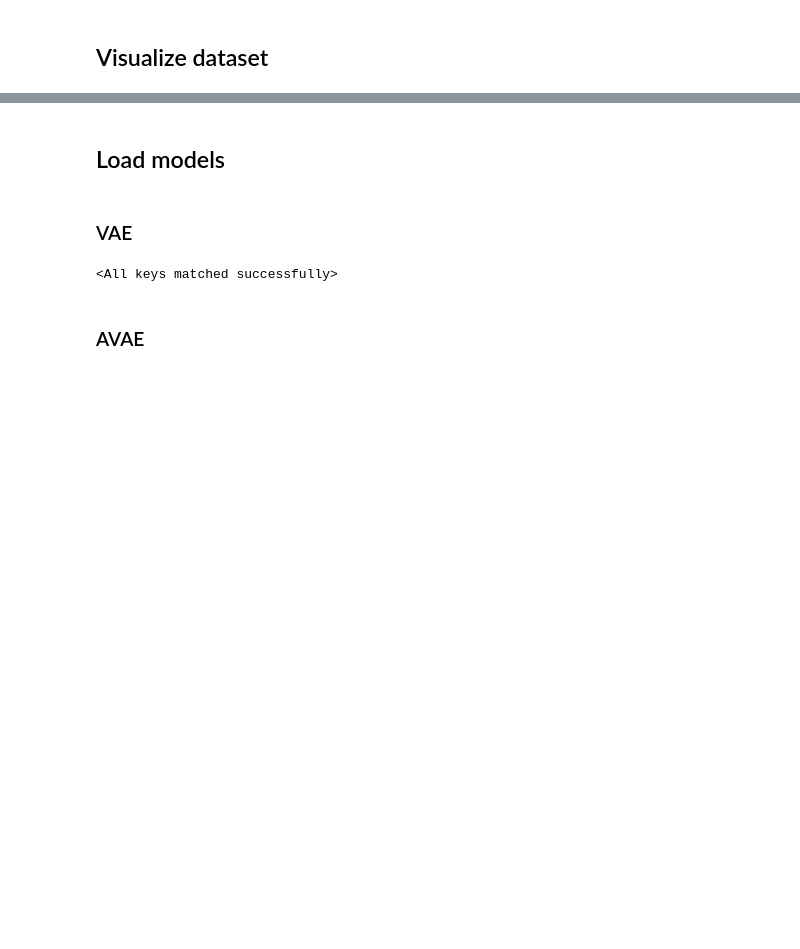
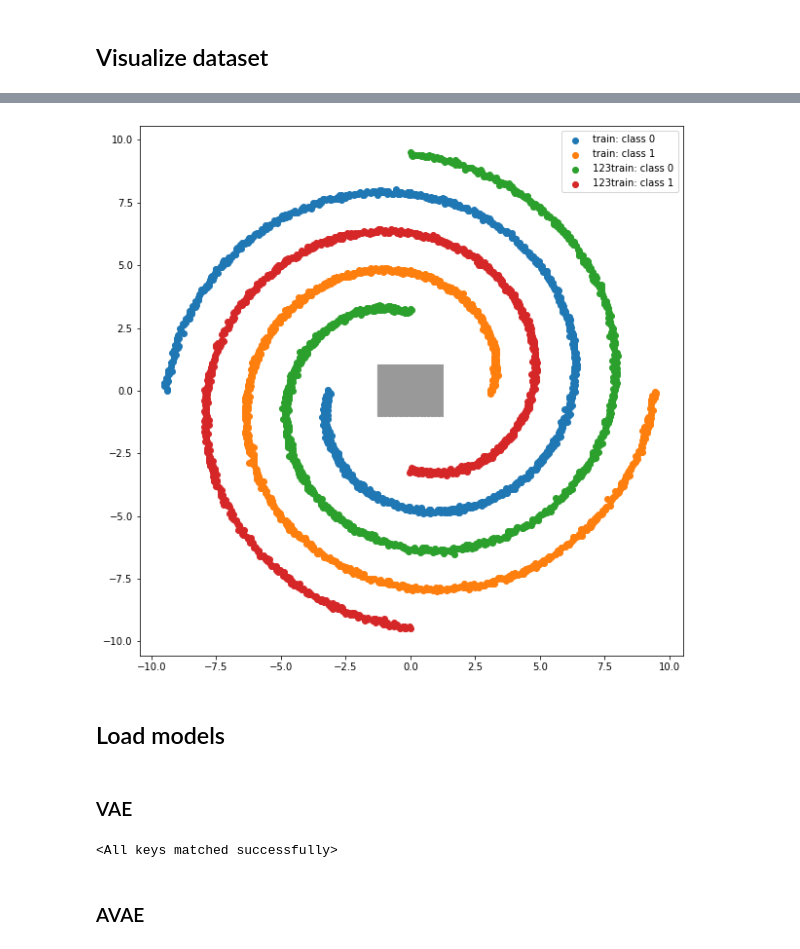
Before and after one commit to JakobHavtorn/vari, a Jupyter notebook: notebooks/spiral.ipynb, the cells around one changed output, grey strips where cells are left out. Drawn from its saved outputs; the diff is of its cells as text; code cells hidden in the pictures; blank space fills up the shorter version.

```diff
--- a/notebooks/spiral.ipynb
+++ b/notebooks/spiral.ipynb
@@ -78,0 +80,23 @@ fig.show()
+# %%
+def make_data_spiral(n_samples=1000, shuffle=True, noise_var=.01, start_angle=0, rounds=1):
+    theta = np.random.uniform(low=start_angle, high=start_angle + rounds * 2 * np.pi, size=n_samples)
+    #theta = np.linspace(0, rounds * 2 * np.pi, n_samples)
+
+    r_a = (2* (theta - start_angle)) / (4 * np.pi)
+    data_a = np.array([np.cos(theta)*r_a, np.sin(theta)*r_a]).T
+    x_a = data_a + noise_var * np.random.randn(n_samples, 2)
+
+    r_b = (-2* (theta - start_angle)) / (4 * np.pi)
+    data_b = np.array([np.cos(theta)*r_b, np.sin(theta)*r_b]).T
+    x_b = data_b + noise_var * np.random.randn(n_samples, 2)
+
+    res_a = np.append(x_a, np.zeros((n_samples, 1)), axis=1)
+    res_b = np.append(x_b, np.ones((n_samples, 1)), axis=1)
+
+    res = np.append(res_a, res_b, axis=0)
+    np.random.shuffle(res)
+
+    values = res[:, :2]# / np.abs(res[:, :2]).max()
+    labels = np.identity(res[:, 2].astype(int).max() + 1)[res[:, 2].astype(int)]
+
+    return values.astype(np.float32), labels.astype(np.float32)
@@ -79,3 +143,19 @@ fig.show()
+# %%
+fig = plt.figure(figsize=(10, 10))
+ax1 = fig.add_subplot(1, 1, 1)
+
+#ax1.plot(x_train_meshgrid[:,0], x_train_meshgrid[:,1], c="black", alpha=.4, linewidth=.5)
+ax1.scatter(x_train[y_train==0,0], x_train[y_train==0,1], c='C0', label="train: class 0")
+ax1.scatter(x_train[y_train==1,0], x_train[y_train==1,1], c='C1', label="train: class 1")
+
+ax1.plot(x_train_meshgrid[:,0], x_train_meshgrid[:,1], c="black", alpha=.4, linewidth=.5)
+ax1.scatter(values[labels==0,0], values[labels==0,1], c='C2', label="123train: class 0")
+ax1.scatter(values[labels==1,0], values[labels==1,1], c='C3', label="123train: class 1")
+
+ax1.legend()
+fig.show()
+# %% [output]
+[figure, added]
 # %% [markdown]
 ## Load models
 # %% [markdown]
```
Also changed, not shown: parts of 23 cells of this notebook.
